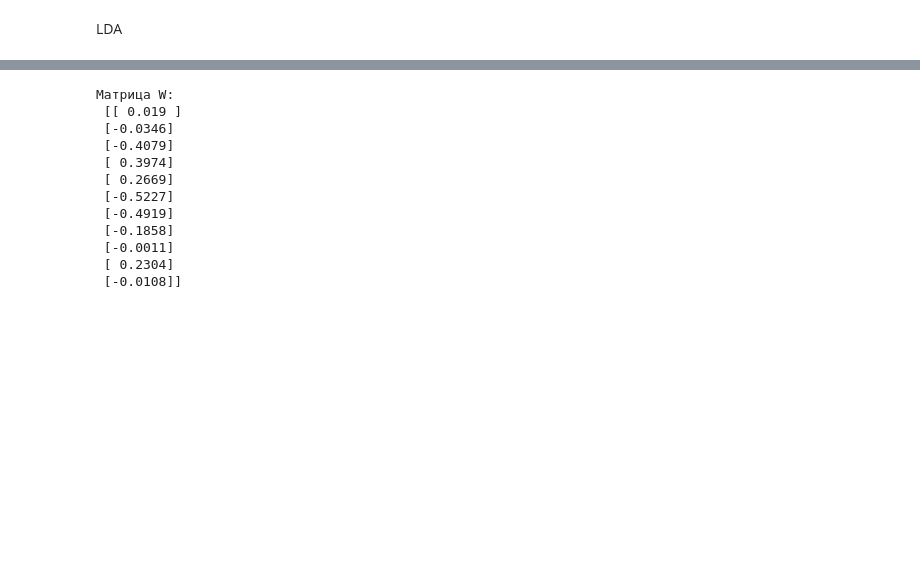
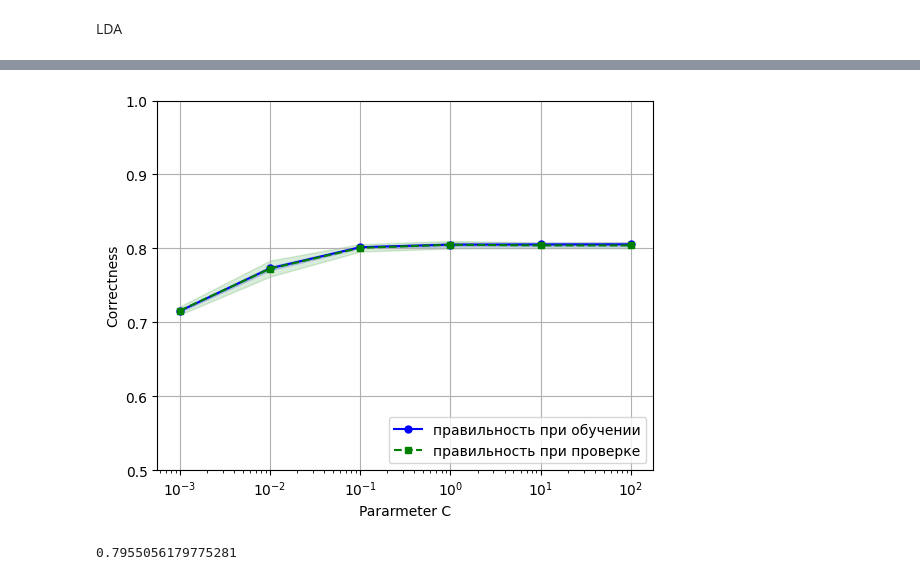
Before and after one commit to SergeyBubnov/spaceship, a Jupyter notebook: 6.ipynb, the cells around one changed output, grey strips where cells are left out. Saved outputs shown, nothing was run; the diff lists cells and outputs as text; code cells hidden in the pictures; blank space fills up the shorter version.

```diff
--- a/6.ipynb
+++ b/6.ipynb
@@ -100,16 +28,0 @@ MV 2: [ 1.2183e-02 -3.5937e-04 -2.4522e-01  3.6670e-01  2.6977e-01 -2.4411e-01
-# %%
-w = eigen_pairs[0][1][:,np.newaxis].real
-print('Матрица W:\n',w)
-# %% [output]
-Матрица W:
- [[ 0.019 ]
- [-0.0346]
- [-0.4079]
- [ 0.3974]
- [ 0.2669]
- [-0.5227]
- [-0.4919]
- [-0.1858]
- [-0.0011]
- [ 0.2304]
- [-0.0108]]
@@ -128,0 +29,52 @@ plt.show
+# %%
+from sklearn.model_selection import cross_val_score
+from sklearn.model_selection import train_test_split
+from sklearn.model_selection import validation_curve
+
+X_train, X_test, y_train, y_test = train_test_split(dz[features],dz["Transported"],test_size =0.2, stratify = dz["Transported"], random_state = 1)
+
+#pipe_lr = make_pipeline(StandardScaler(),LogisticRegression(penalty = 'l2',random_state = 1,solver = 'lbfgs', max_iter = 1000))
+#pipe_tree = make_pipeline(StandardScaler(),ds.LDA(plot = False),DecisionTreeClassifier(criterion='entropy', max_depth=5, random_state=1))
+
+#estimators = [
+#    ('Logistic Regression on full space', pipe_lr),
+#    ('Tree on LDA space', pipe_tree)
+#]
+
+#final_estimator = LogisticRegression(penalty = 'l2',random_state = 1,solver = 'lbfgs', max_iter = 1000)#DecisionTreeClassifier(criterion='entropy', max_depth=5, random_state=1)
+
+#pipe = StackingClassifier(estimators=estimators, final_estimator = final_estimator,passthrough = False)
+
+pipe = make_pipeline(StandardScaler(),LogisticRegression(penalty = 'l2',random_state = 1,solver = 'lbfgs', max_iter = 1000))
+
+#scores = cross_val_score(estimator = pipe,X = X_train, y = y_train, cv = 5, n_jobs = 1)
+param_range = [0.001, 0.01, 0.1, 1, 10, 100]
+train_scores, test_scores = validation_curve(estimator = pipe, X = X_train, y = y_train, param_name = 'logisticregression__C',param_range = param_range, cv = 5)
+
+train_mean = np.mean(train_scores, axis = 1)
+train_std = np.std(train_scores, axis = 1)
+test_mean = np.mean(test_scores, axis = 1)
+test_std = np.std(test_scores, axis = 1)
+
+plt.plot(param_range, train_mean, color = 'blue', marker = 'o', markersize = 5, label = 'правильность при обучении')
+plt.fill_between(param_range, train_mean + train_std, train_mean - train_std, alpha = 0.15, color='blue')
+
+plt.plot(param_range, test_mean, color = 'green', linestyle = '--', marker = 's', markersize = 5, label = 'правильность при проверке')
+plt.fill_between(param_range, test_mean + test_std, test_mean - test_std, alpha = 0.15, color='green')
+
+plt.grid()
+plt.xscale('log')
+plt.legend(loc = 'lower right')
+plt.xlabel('Pararmeter C')
+plt.ylabel('Correctness')
+plt.ylim([0.5,1.0])
+plt.show()
+
+
+#print('Precision cross  validation: %.3f +/- %.3f'%(np.mean(scores), np.std(scores)))
+
+pipe_knn = pipe.fit(X_train,y_train)
+pipe.score(X_test,y_test)
+# %% [output]
+[figure, added]
+0.7955056179775281
```
Also changed, not shown: parts of 19 cells of this notebook, 1 other file.
